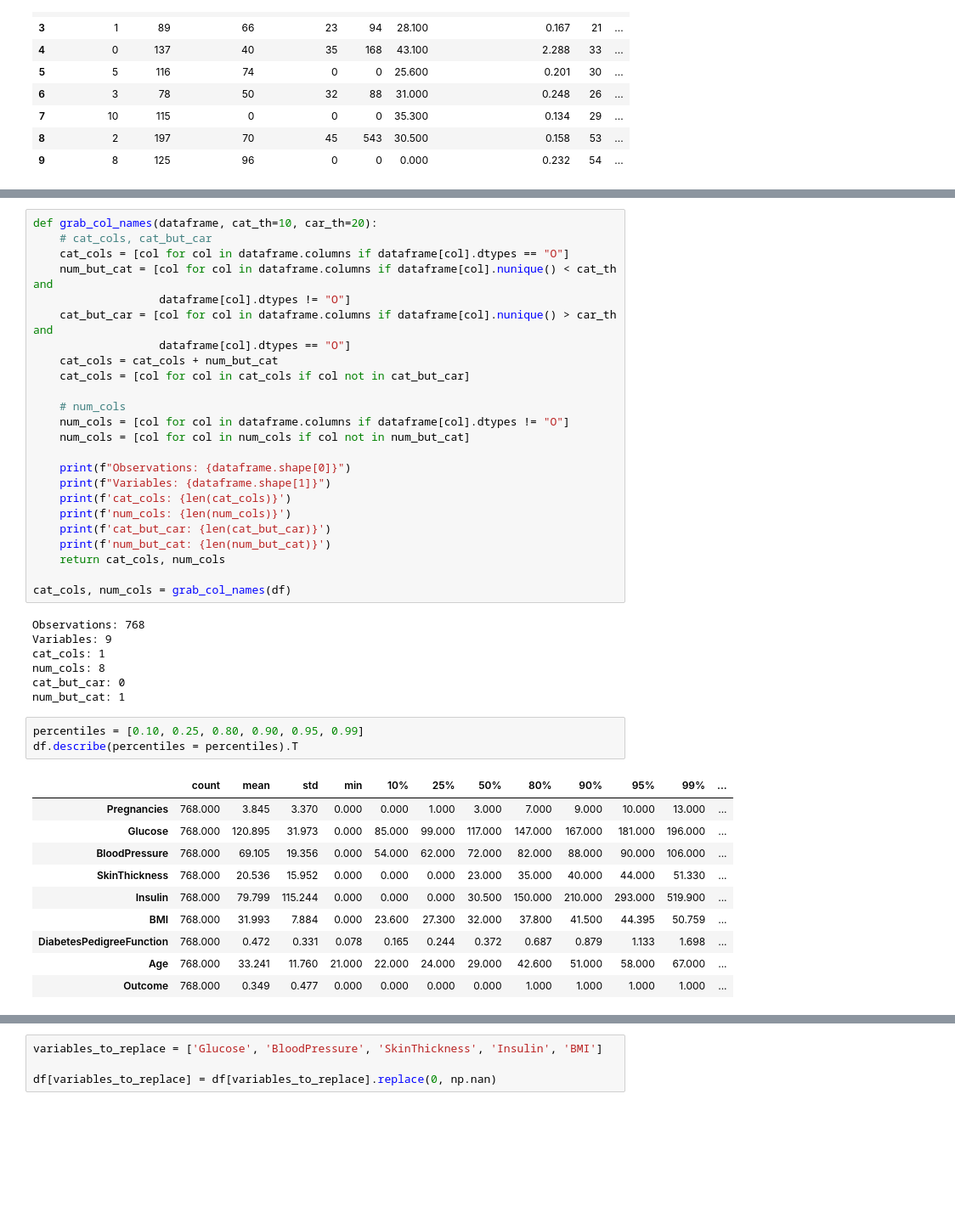
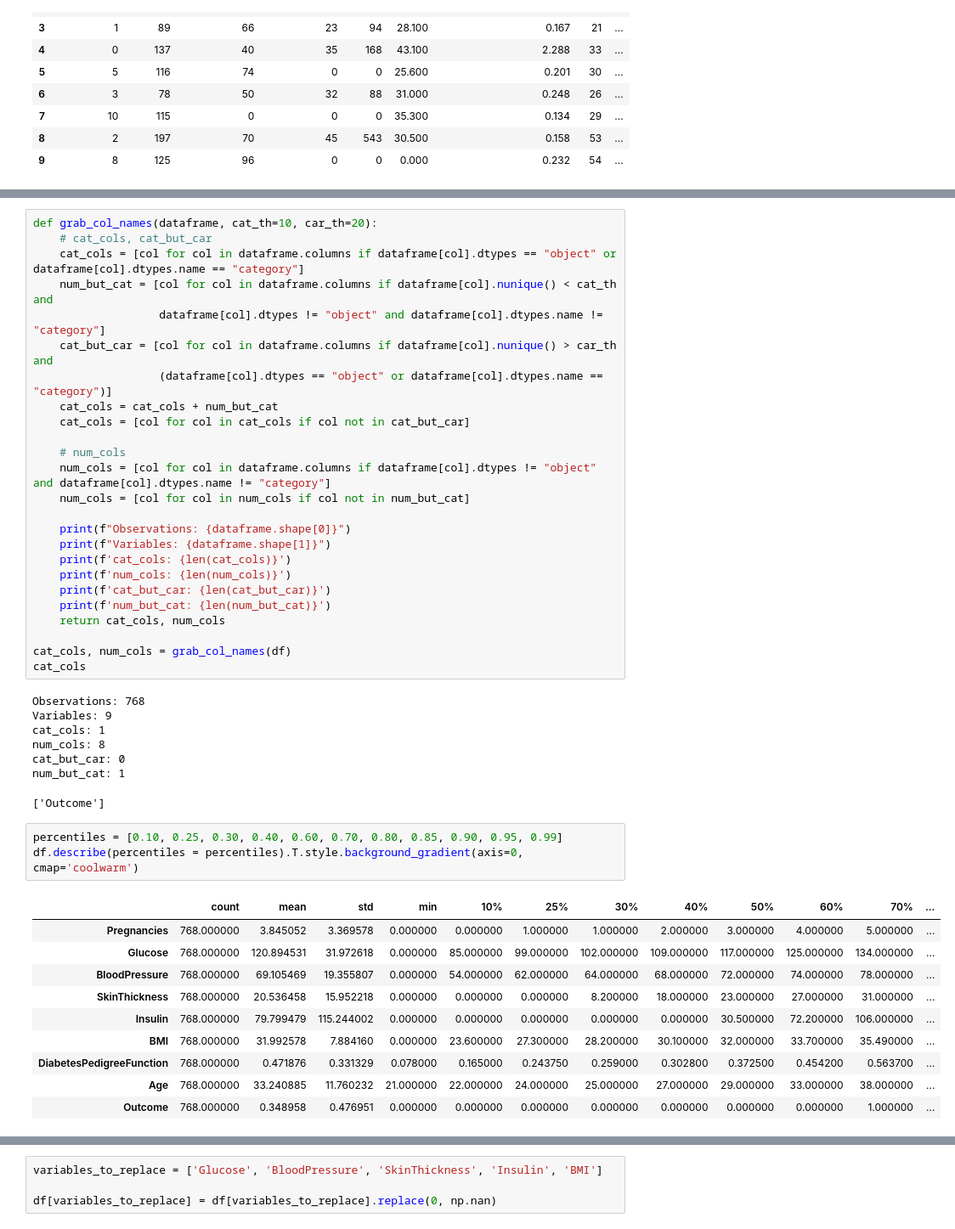
Before and after one commit to Hilalalpak/Machine-Learning, a Jupyter notebook: diabetes-dataset-feature-engineering.ipynb, the cells around one changed output, grey strips where cells are left out. Shown at 85% size. Saved outputs shown, nothing was run; the diff lists cells and outputs as text; blank space fills up the shorter version.

Commit message:
Kaggle Notebook | Diabetes // EDA - ML PREDICTION | Version 5

```diff
--- a/diabetes-dataset-feature-engineering.ipynb
+++ b/diabetes-dataset-feature-engineering.ipynb
@@ -141,16 +204,16 @@ dtype: int64
 # %%
 def grab_col_names(dataframe, cat_th=10, car_th=20):
     # cat_cols, cat_but_car
-    cat_cols = [col for col in dataframe.columns if dataframe[col].dtypes == "O"]
+    cat_cols = [col for col in dataframe.columns if dataframe[col].dtypes == "object" or dataframe[col].dtypes.name == "category"]
     num_but_cat = [col for col in dataframe.columns if dataframe[col].nunique() < cat_th and
-                   dataframe[col].dtypes != "O"]
+                   dataframe[col].dtypes != "object" and dataframe[col].dtypes.name != "category"]
     cat_but_car = [col for col in dataframe.columns if dataframe[col].nunique() > car_th and
-                   dataframe[col].dtypes == "O"]
+                   (dataframe[col].dtypes == "object" or dataframe[col].dtypes.name == "category")]
     cat_cols = cat_cols + num_but_cat
     cat_cols = [col for col in cat_cols if col not in cat_but_car]
 
     # num_cols
-    num_cols = [col for col in dataframe.columns if dataframe[col].dtypes != "O"]
+    num_cols = [col for col in dataframe.columns if dataframe[col].dtypes != "object" and dataframe[col].dtypes.name != "category"]
     num_cols = [col for col in num_cols if col not in num_but_cat]
 
     print(f"Observations: {dataframe.shape[0]}")
@@ -162,6 +225,7 @@ def grab_col_names(dataframe, cat_th=10, car_th=20):
     return cat_cols, num_cols
 
 cat_cols, num_cols = grab_col_names(df)
+cat_cols
 # %% [output]
 Observations: 768
 Variables: 9
@@ -169,18 +233,19 @@ cat_cols: 1
 num_cols: 8
 cat_but_car: 0
 num_but_cat: 1
+['Outcome']
 # %%
-percentiles = [0.10, 0.25, 0.80, 0.90, 0.95, 0.99]
-df.describe(percentiles = percentiles).T
+percentiles = [0.10, 0.25, 0.30, 0.40, 0.60, 0.70, 0.80, 0.85, 0.90, 0.95, 0.99]
+df.describe(percentiles = percentiles).T.style.background_gradient(axis=0, cmap='coolwarm')
 # %% [output]
-|  | count | mean | std | min | 10% | 25% | 50% | 80% | 90% | 95% | 99% | ... |
-| Pregnancies | 768.000 | 3.845 | 3.370 | 0.000 | 0.000 | 1.000 | 3.000 | 7.000 | 9.000 | 10.000 | 13.000 | ... |
-| Glucose | 768.000 | 120.895 | 31.973 | 0.000 | 85.000 | 99.000 | 117.000 | 147.000 | 167.000 | 181.000 | 196.000 | ... |
-| BloodPressure | 768.000 | 69.105 | 19.356 | 0.000 | 54.000 | 62.000 | 72.000 | 82.000 | 88.000 | 90.000 | 106.000 | ... |
-| SkinThickness | 768.000 | 20.536 | 15.952 | 0.000 | 0.000 | 0.000 | 23.000 | 35.000 | 40.000 | 44.000 | 51.330 | ... |
-| Insulin | 768.000 | 79.799 | 115.244 | 0.000 | 0.000 | 0.000 | 30.500 | 150.000 | 210.000 | 293.000 | 519.900 | ... |
-| BMI | 768.000 | 31.993 | 7.884 | 0.000 | 23.600 | 27.300 | 32.000 | 37.800 | 41.500 | 44.395 | 50.759 | ... |
-| DiabetesPedigreeFunction | 768.000 | 0.472 | 0.331 | 0.078 | 0.165 | 0.244 | 0.372 | 0.687 | 0.879 | 1.133 | 1.698 | ... |
-| Age | 768.000 | 33.241 | 11.760 | 21.000 | 22.000 | 24.000 | 29.000 | 42.600 | 51.000 | 58.000 | 67.000 | ... |
-| Outcome | 768.000 | 0.349 | 0.477 | 0.000 | 0.000 | 0.000 | 0.000 | 1.000 | 1.000 | 1.000 | 1.000 | ... |
+|  | count | mean | std | min | 10% | 25% | 30% | 40% | 50% | 60% | 70% | ... |
+| Pregnancies | 768.000000 | 3.845052 | 3.369578 | 0.000000 | 0.000000 | 1.000000 | 1.000000 | 2.000000 | 3.000000 | 4.000000 | 5.000000 | ... |
+| Glucose | 768.000000 | 120.894531 | 31.972618 | 0.000000 | 85.000000 | 99.000000 | 102.000000 | 109.000000 | 117.000000 | 125.000000 | 134.000000 | ... |
+| BloodPressure | 768.000000 | 69.105469 | 19.355807 | 0.000000 | 54.000000 | 62.000000 | 64.000000 | 68.000000 | 72.000000 | 74.000000 | 78.000000 | ... |
+| SkinThickness | 768.000000 | 20.536458 | 15.952218 | 0.000000 | 0.000000 | 0.000000 | 8.200000 | 18.000000 | 23.000000 | 27.000000 | 31.000000 | ... |
+| Insulin | 768.000000 | 79.799479 | 115.244002 | 0.000000 | 0.000000 | 0.000000 | 0.000000 | 0.000000 | 30.500000 | 72.200000 | 106.000000 | ... |
+| BMI | 768.000000 | 31.992578 | 7.884160 | 0.000000 | 23.600000 | 27.300000 | 28.200000 | 30.100000 | 32.000000 | 33.700000 | 35.490000 | ... |
+| DiabetesPedigreeFunction | 768.000000 | 0.471876 | 0.331329 | 0.078000 | 0.165000 | 0.243750 | 0.259000 | 0.302800 | 0.372500 | 0.454200 | 0.563700 | ... |
+| Age | 768.000000 | 33.240885 | 11.760232 | 21.000000 | 22.000000 | 24.000000 | 25.000000 | 27.000000 | 29.000000 | 33.000000 | 38.000000 | ... |
+| Outcome | 768.000000 | 0.348958 | 0.476951 | 0.000000 | 0.000000 | 0.000000 | 0.000000 | 0.000000 | 0.000000 | 0.000000 | 1.000000 | ... |
 # %% [markdown]
```
Also changed, not shown: parts of 63 cells of this notebook.
